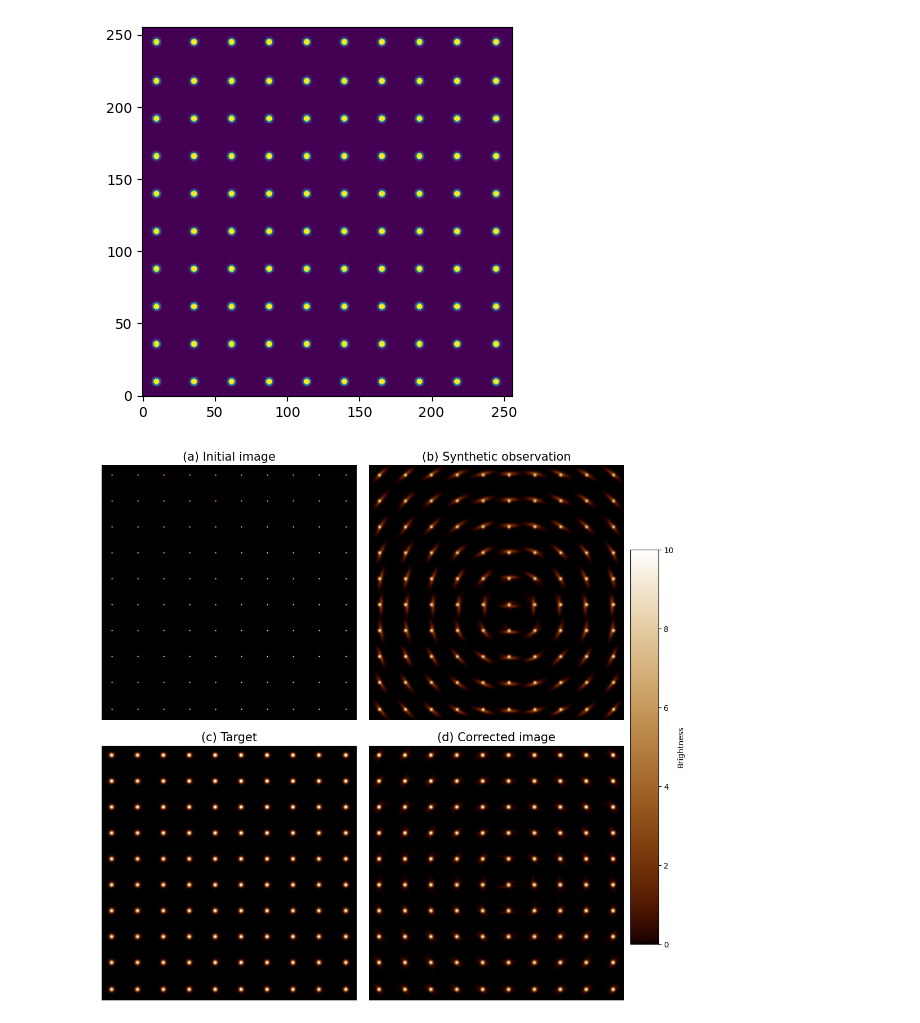
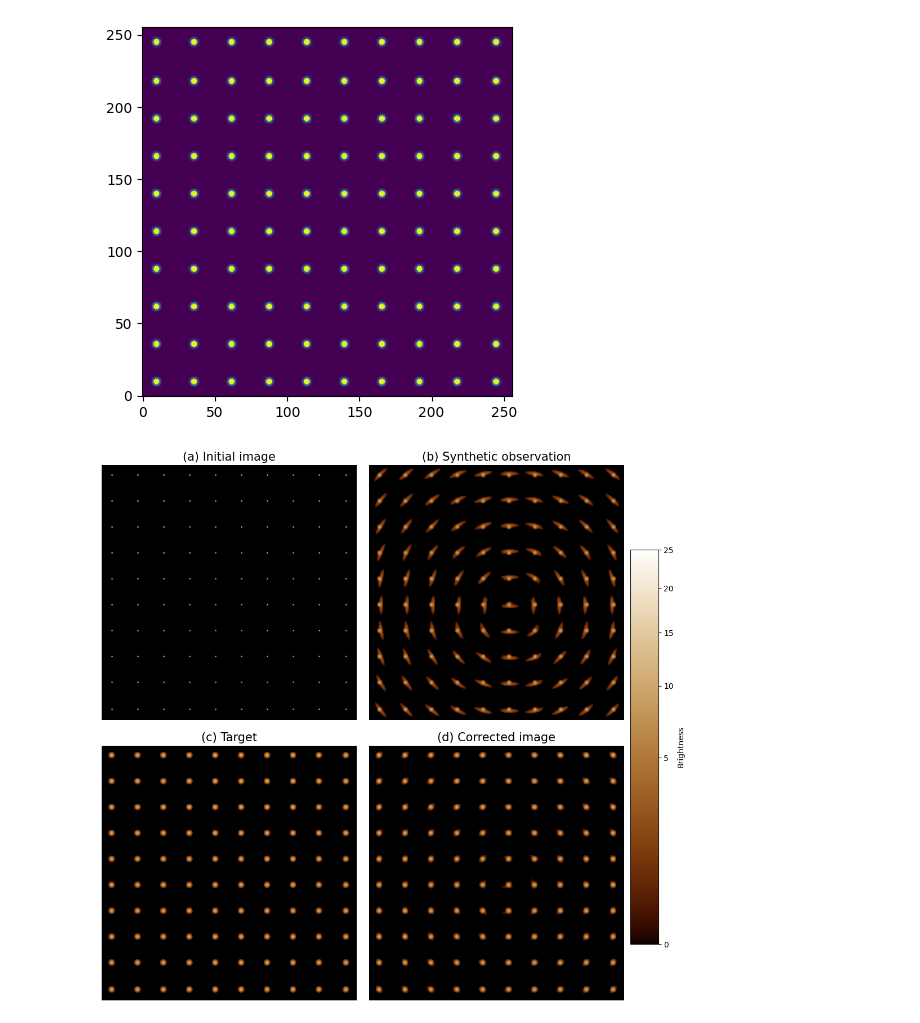
Before and after one commit to punch-mission/paper-variable-point-spread-functions, a Jupyter notebook: notebooks/model-data.ipynb, the cells around one changed output. Drawn from its saved outputs; the diff is of its cells as text; code cells hidden in the pictures.

```diff
--- a/notebooks/model-data.ipynb
+++ b/notebooks/model-data.ipynb
@@ -187,27 +187,28 @@ custom = clr.ListedColormap(colors)
 # %%
 fig, axs = plt.subplots(ncols=2, nrows=2, sharex=True, sharey=True, figsize=(10, 10))
 import matplotlib.pylab as pylab
+import matplotlib.colors as colors
 params = {'axes.titlesize': 15}
 pylab.rcParams.update(params)
-vmin, vmax = 0, 10
+vmin, vmax = 0.25, 25
 
-axs[0, 0].imshow(img, cmap=custom, vmin=vmin, vmax=vmax)
+axs[0, 0].imshow(img, cmap=custom, norm=colors.PowerNorm(gamma=1/2.2, vmin=vmin, vmax=vmax))
 axs[0, 0].set_title("(a) Initial image")
-axs[0, 1].imshow(observation, cmap=custom, vmin=vmin, vmax=vmax)
+axs[0, 1].imshow(observation, cmap=custom,norm=colors.PowerNorm(gamma=1/2.2, vmin=vmin, vmax=vmax))
 axs[0, 1].set_title("(b) Synthetic observation")
-axs[1, 1].imshow(corrected, cmap=custom, vmin=vmin, vmax=vmax)
+axs[1, 1].imshow(corrected, cmap=custom, norm=colors.PowerNorm(gamma=1/2.2, vmin=vmin, vmax=vmax))
 axs[1,1].set_title("(d) Corrected image")
-im = axs[1, 0].imshow(target, cmap=custom, vmin=vmin, vmax=vmax)
+im = axs[1, 0].imshow(target, cmap=custom, norm=colors.PowerNorm(gamma=1/2.2, vmin=vmin, vmax=vmax))
 axs[1, 0].set_title("(c) Target")
 
 for ax in axs.flatten():
     ax.set_axis_off()
 
 cbar_ax = fig.add_axes([0.95, 0.1, 0.05, 0.7])
 fig.colorbar(im, cax=cbar_ax, label='Brightness')
 fig.subplots_adjust(wspace=0, hspace=0.1, left=0, right=0.95, bottom=0, top=0.95)
 
 fig.savefig("../figures/model.png", bbox_inches='tight')
 fig.show()
 # %% [output]
-[figure, old version]
+[figure, new version]
```
Also changed, not shown: 8 other files.
